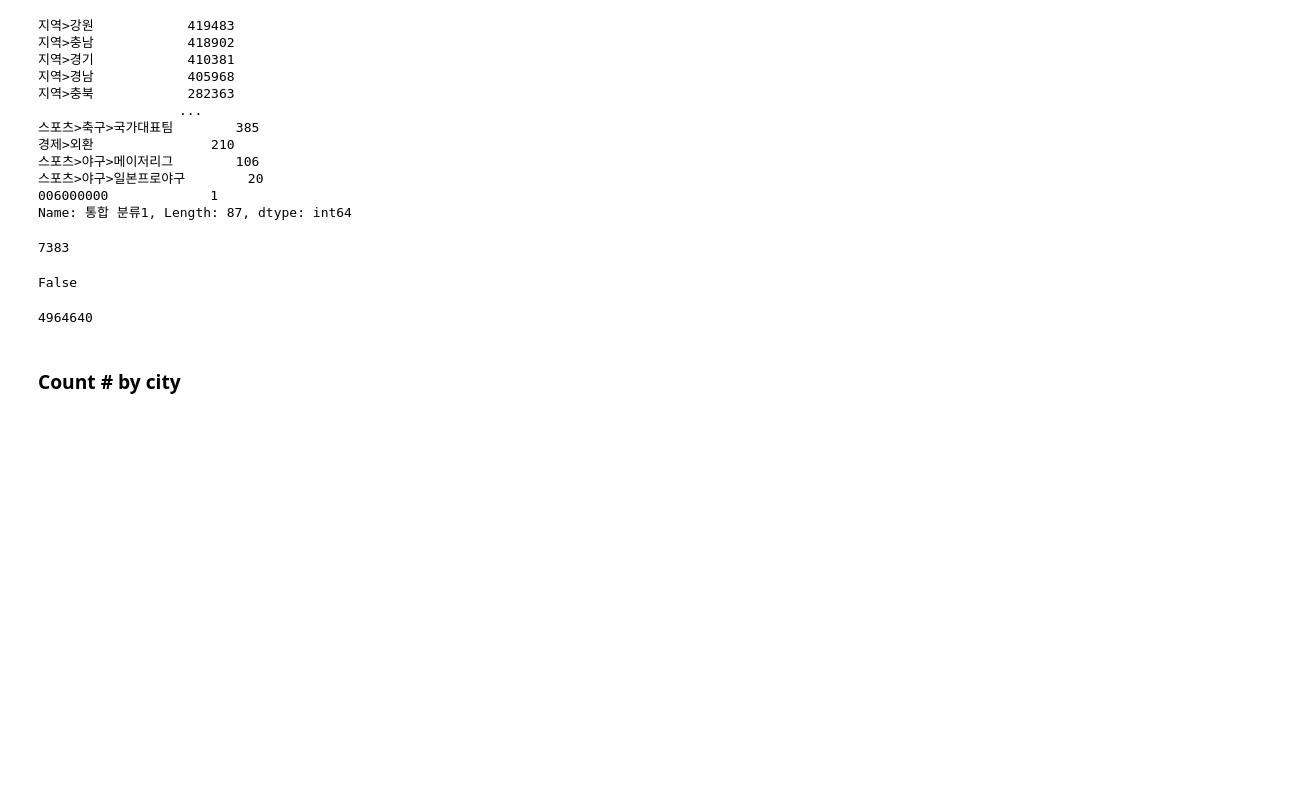
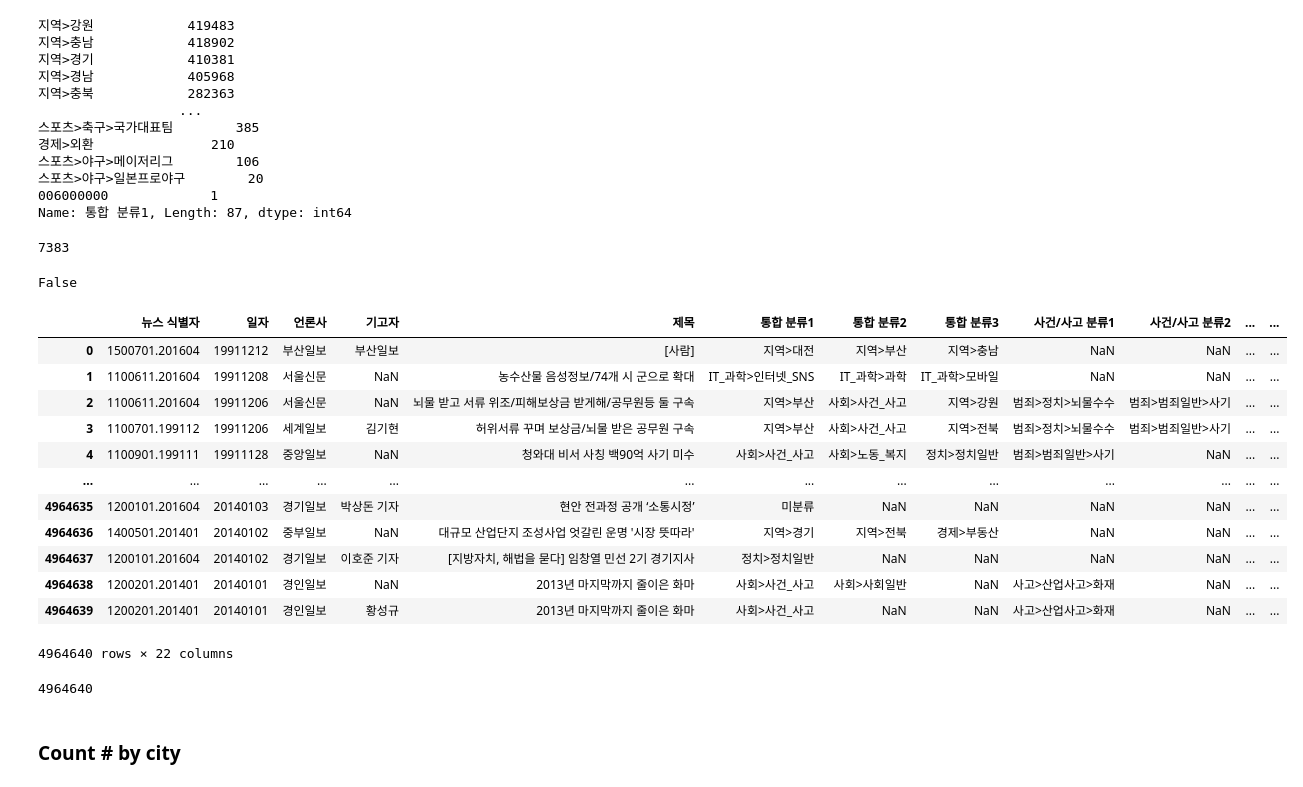
Before and after one commit to mglee815/UrbanTransformation, a Jupyter notebook: code/data_filtering.ipynb, the cells around one changed output. Saved outputs shown, nothing was run; the diff lists cells and outputs as text; code cells hidden in the pictures; blank space fills up the shorter version.

Commit message:
data filtering

```diff
--- a/code/data_filtering.ipynb
+++ b/code/data_filtering.ipynb
@@ -172,6 +172,23 @@ for idx, cat in enumerate(df_filter3['통합 분류1']):
         idx_lst.append(idx)
 # %%
 df_filter4 = df_filter3.iloc[idx_lst]
+df_filter4.reset_index(inplace = True, drop = True)
+# %%
+df_filter4
+# %% [output]
+|  | 뉴스 식별자 | 일자 | 언론사 | 기고자 | 제목 | 통합 분류1 | 통합 분류2 | 통합 분류3 | 사건/사고 분류1 | 사건/사고 분류2 | ... | ... |
+| 0 | 1500701.201604 | 19911212 | 부산일보 | 부산일보 | [사람] | 지역>대전 | 지역>부산 | 지역>충남 | NaN | NaN | ... | ... |
+| 1 | 1100611.201604 | 19911208 | 서울신문 | NaN | 농수산물 음성정보/74개 시 군으로 확대 | IT_과학>인터넷_SNS | IT_과학>과학 | IT_과학>모바일 | NaN | NaN | ... | ... |
+| 2 | 1100611.201604 | 19911206 | 서울신문 | NaN | 뇌물 받고 서류 위조/피해보상금 받게해/공무원등 둘 구속 | 지역>부산 | 사회>사건_사고 | 지역>강원 | 범죄>정치>뇌물수수 | 범죄>범죄일반>사기 | ... | ... |
+| 3 | 1100701.199112 | 19911206 | 세계일보 | 김기현 | 허위서류 꾸며 보상금/뇌물 받은 공무원 구속 | 지역>부산 | 사회>사건_사고 | 지역>전북 | 범죄>정치>뇌물수수 | 범죄>범죄일반>사기 | ... | ... |
+| 4 | 1100901.199111 | 19911128 | 중앙일보 | NaN | 청와대 비서 사칭 백90억 사기 미수 | 사회>사건_사고 | 사회>노동_복지 | 정치>정치일반 | 범죄>범죄일반>사기 | NaN | ... | ... |
+| ... | ... | ... | ... | ... | ... | ... | ... | ... | ... | ... | ... | ... |
+| 4964635 | 1200101.201604 | 20140103 | 경기일보 | 박상돈 기자 | 현안 전과정 공개 ‘소통시정’ | 미분류 | NaN | NaN | NaN | NaN | ... | ... |
+| 4964636 | 1400501.201401 | 20140102 | 중부일보 | NaN | 대규모 산업단지 조성사업 엇갈린 운명 '시장 뜻따라' | 지역>경기 | 지역>전북 | 경제>부동산 | NaN | NaN | ... | ... |
+| 4964637 | 1200101.201604 | 20140102 | 경기일보 | 이호준 기자 | [지방자치, 해법을 묻다] 임창열 민선 2기 경기지사 | 정치>정치일반 | NaN | NaN | NaN | NaN | ... | ... |
+| 4964638 | 1200201.201401 | 20140101 | 경인일보 | NaN | 2013년 마지막까지 줄이은 화마 | 사회>사건_사고 | 사회>사회일반 | NaN | 사고>산업사고>화재 | NaN | ... | ... |
+| 4964639 | 1200201.201401 | 20140101 | 경인일보 | 황성규 | 2013년 마지막까지 줄이은 화마 | 사회>사건_사고 | NaN | NaN | 사고>산업사고>화재 | NaN | ... | ... |
+4964640 rows × 22 columns
 # %%
 len(df_filter4)
 # %% [output]
```
Also changed, not shown: parts of 11 cells of this notebook, 1 other file.
